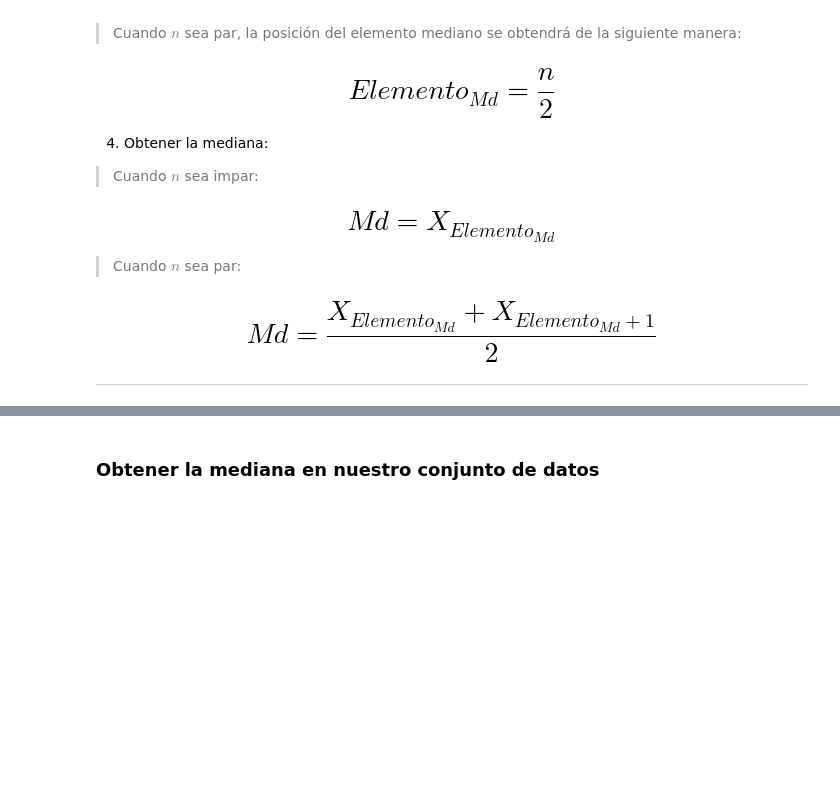
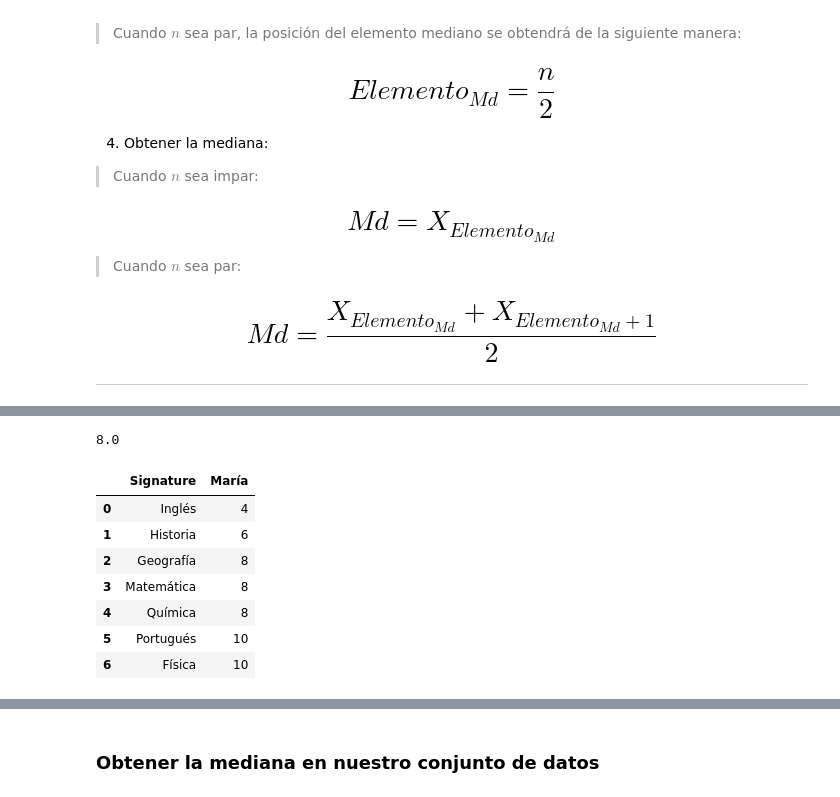
Before and after one commit to HJuliamPR/ColabPython, a Jupyter notebook: Copy_of_Curso_de_Estadística_con_Python_1.ipynb, the cells around one changed output, grey strips where cells are left out. Saved outputs shown, nothing was run; the diff lists cells and outputs as text; code cells hidden in the pictures; blank space fills up the shorter version.

```diff
--- a/Copy_of_Curso_de_Estadística_con_Python_1.ipynb
+++ b/Copy_of_Curso_de_Estadística_con_Python_1.ipynb
@@ -647,3 +720,19 @@ Para obtener la mediana de un conjunto de datos, debemos proceder de la siguient
+# %%
+MariaGrade['María'].median()
+# %% [output]
+8.0
+# %%
+MariaGrade.rename(columns={'index':'Signature'}, inplace=True)
+MariaGrade
+# %% [output]
+|  | Signature | María |
+| 0 | Inglés | 4 |
+| 1 | Historia | 6 |
+| 2 | Geografía | 8 |
+| 3 | Matemática | 8 |
+| 4 | Química | 8 |
+| 5 | Portugués | 10 |
+| 6 | Física | 10 |
 # %% [markdown]
 ### Ejemplo 2 - n par
 
```
Also changed, not shown: parts of 34 cells of this notebook.
